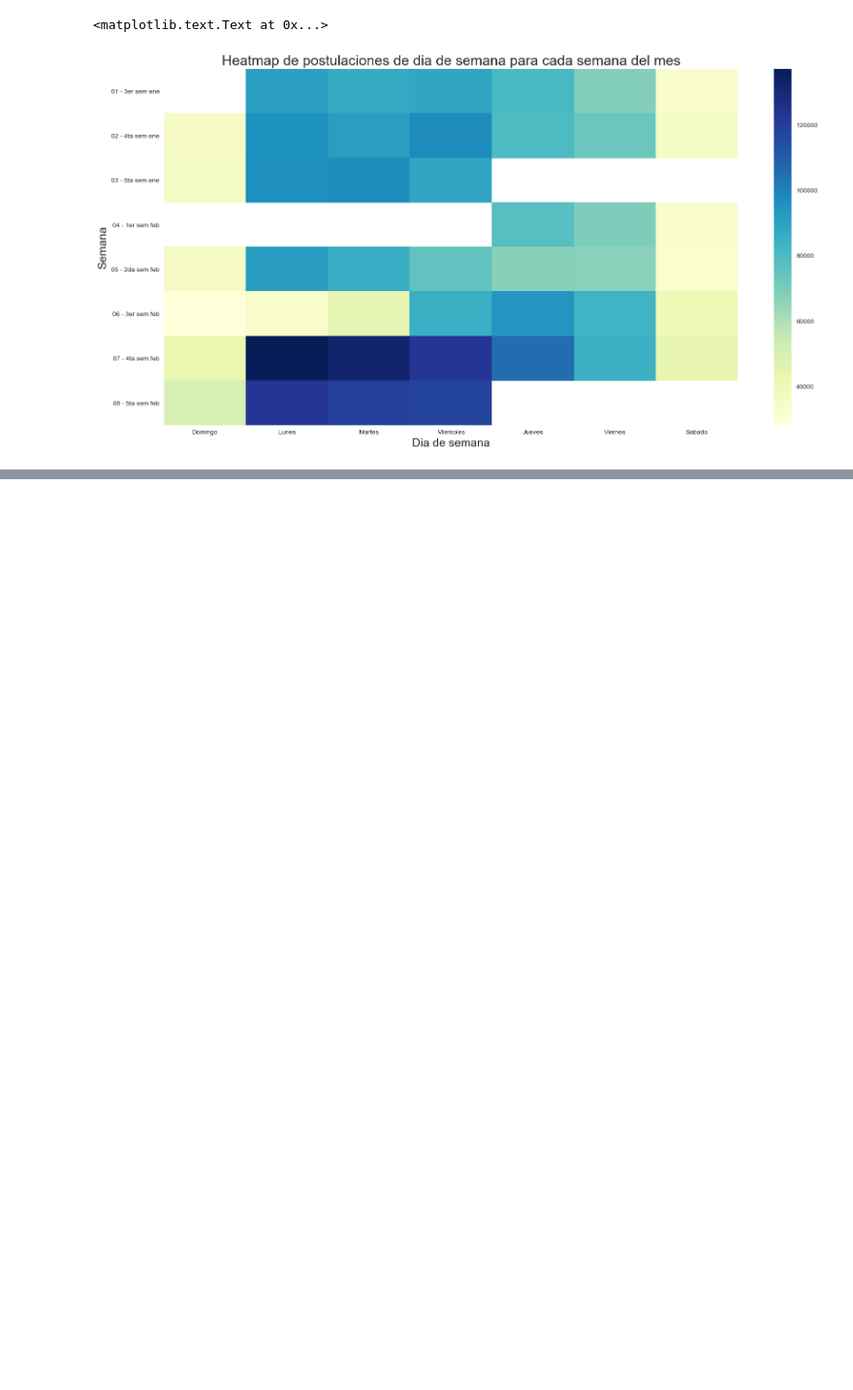
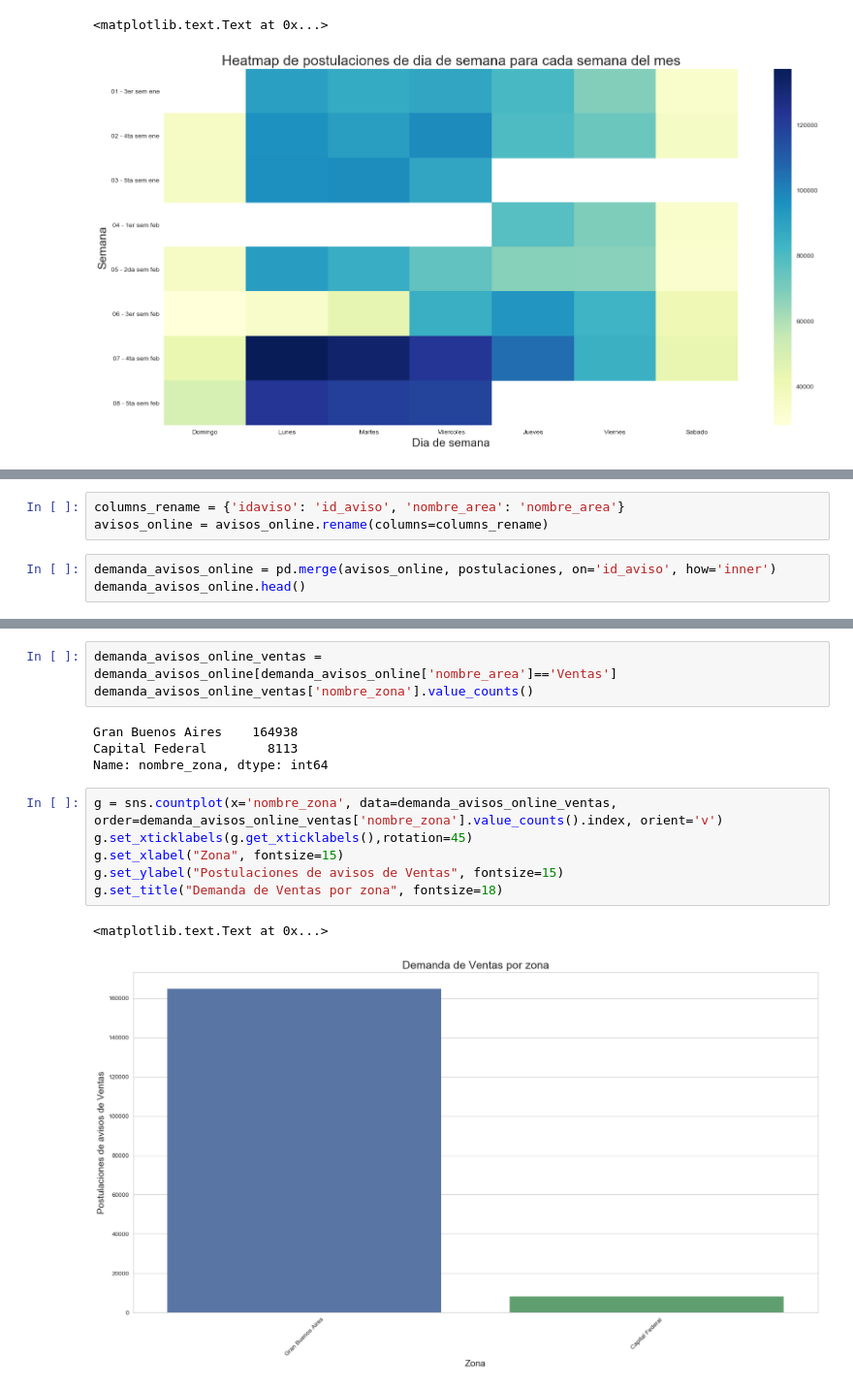
Before and after one commit to pachamama-labs/navent_visualization, a Jupyter notebook: src/Finger 1.ipynb, the cells around one changed output, grey strips where cells are left out. Shown at 97% size. Drawn from its saved outputs; the diff is of its cells as text; blank space fills up the shorter version.

```diff
--- a/src/Finger 1.ipynb
+++ b/src/Finger 1.ipynb
@@ -154,0 +212,6 @@ g.set_ylabel("Semana", fontsize=18)
+# %%
+columns_rename = {'idaviso': 'id_aviso', 'nombre_area': 'nombre_area'}
+avisos_online = avisos_online.rename(columns=columns_rename)
+# %%
+demanda_avisos_online = pd.merge(avisos_online, postulaciones, on='id_aviso', how='inner')
+demanda_avisos_online.head()
@@ -154,0 +225,16 @@ g.set_ylabel("Semana", fontsize=18)
+# %%
+demanda_avisos_online_ventas = demanda_avisos_online[demanda_avisos_online['nombre_area']=='Ventas']
+demanda_avisos_online_ventas['nombre_zona'].value_counts()
+# %% [output]
+Gran Buenos Aires    164938
+Capital Federal        8113
+Name: nombre_zona, dtype: int64
+# %%
+g = sns.countplot(x='nombre_zona', data=demanda_avisos_online_ventas, order=demanda_avisos_online_ventas['nombre_zona'].value_counts().index, orient='v')
+g.set_xticklabels(g.get_xticklabels(),rotation=45)
+g.set_xlabel("Zona", fontsize=15)
+g.set_ylabel("Postulaciones de avisos de Ventas", fontsize=15)
+g.set_title("Demanda de Ventas por zona", fontsize=18)
+# %% [output]
+<matplotlib.text.Text at 0x...>
+[figure, added]
```
Also changed, not shown: parts of 14 cells of this notebook.
